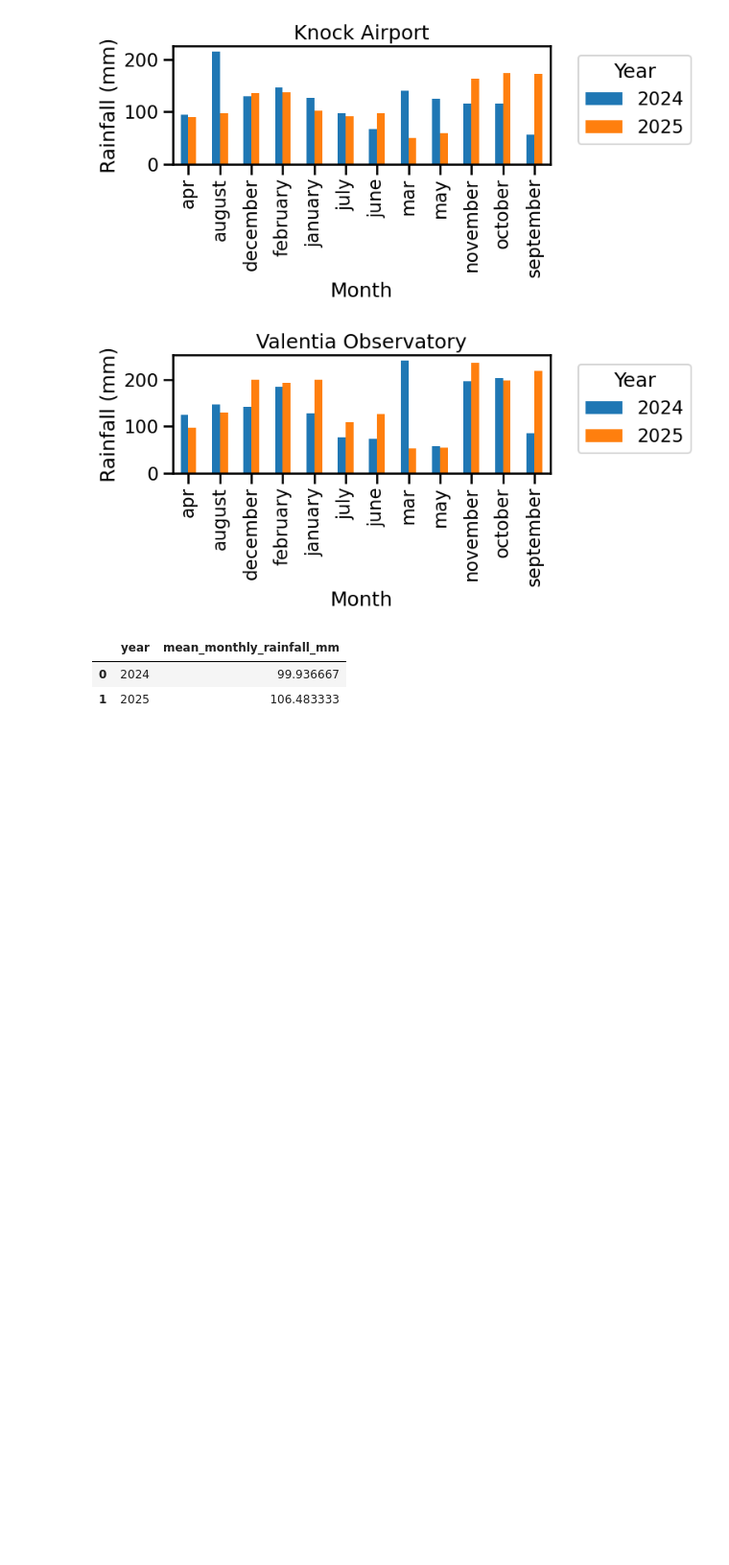
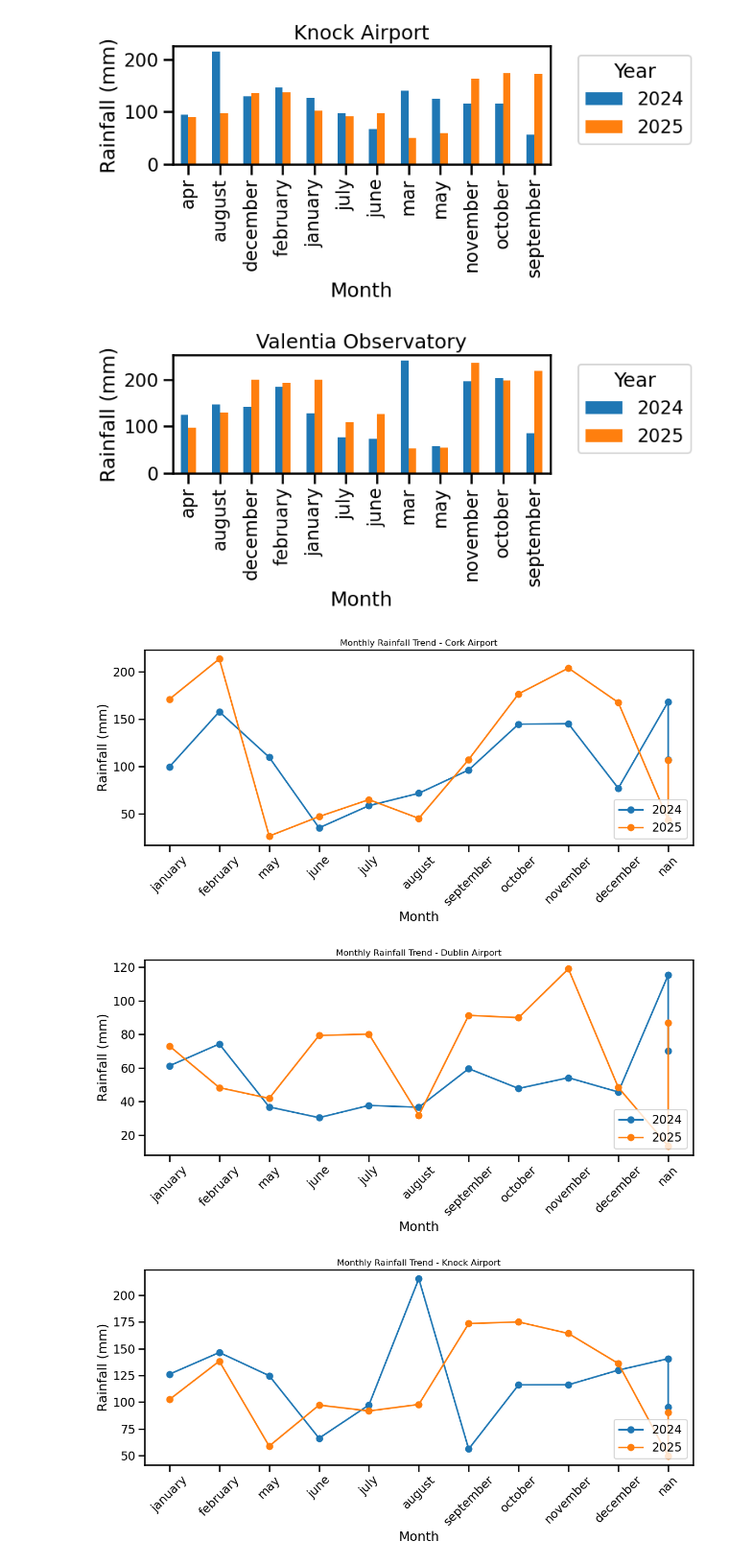
Before and after one commit to MichalGondek/PROGRAMMING-FOR-DATA-ANALYTICS-BIG-PROJECT, a Jupyter notebook: climate_insurance_analysis.ipynb, the cells around one changed output. Shown at 96% size. Saved outputs shown, nothing was run; the diff lists cells and outputs as text; code cells hidden in the pictures; blank space fills up the shorter version.

```diff
--- a/climate_insurance_analysis.ipynb
+++ b/climate_insurance_analysis.ipynb
@@ -182,17 +177,3 @@ for station in rainfall_df['station'].unique():
 [figure]
 [figure]
 [figure]
-# %%
-
-national_summary = (
-    rainfall_df
-    .groupby('year')['rainfall_mm']
-    .mean()
-    .reset_index(name='mean_monthly_rainfall_mm')
-)
-
-national_summary
-# %% [output]
-|  | year | mean_monthly_rainfall_mm |
-| 0 | 2024 | 99.936667 |
-| 1 | 2025 | 106.483333 |
@@ -202,0 +182,47 @@ national_summary
+# %%
+# Ordering all month columns
+# Using notna function as error with missing values
+# Ref:https://www.w3schools.com/python/pandas/ref_df_notna.asp
+
+rainfall_df = rainfall_df[rainfall_df['month'].notna() & rainfall_df['rainfall_mm'].notna()].copy()
+rainfall_df['month'] = rainfall_df['month'].astype(str).str.lower()
+
+# Checking months in correct order
+month_order =['january','february','march','april','may','june','july','august','september','october','november','december']
+
+rainfall_df['month'] = pd.Categorical(
+    rainfall_df['month'],
+    categories=month_order,
+    ordered=True
+)
+
+# Sort by month for plotting
+rainfall_df = rainfall_df.sort_values(['station', 'year', 'month'])
+
+# Plotting Monthly Rainfall Trends for Each Station
+for station in rainfall_df['station'].unique():
+    subset = rainfall_df[rainfall_df['station'] == station]
+
+    plt.figure(figsize=(12,6))
+
+    for year in sorted(subset['year'].unique()):
+        yearly = subset[subset['year'] == year]
+        plt.plot(
+            yearly['month'].astype(str),
+            yearly['rainfall_mm'],
+            marker='o',
+            label=str(year)
+        )
+
+
+    plt.title(f'Monthly Rainfall Trend - {station}', fontsize=12)
+    plt.xlabel('Month')
+    plt.ylabel('Rainfall (mm)')
+    plt.xticks(rotation=45)
+    plt.legend( loc ='lower right') # Forced legend to stay in bottom right as some generated in the middle
+    plt.tight_layout()
+    plt.show()
+# %% [output]
+[figure, added]
+[figure, added]
+[figure, added]
```
Also changed, not shown: parts of 21 cells of this notebook, 1 other file.
